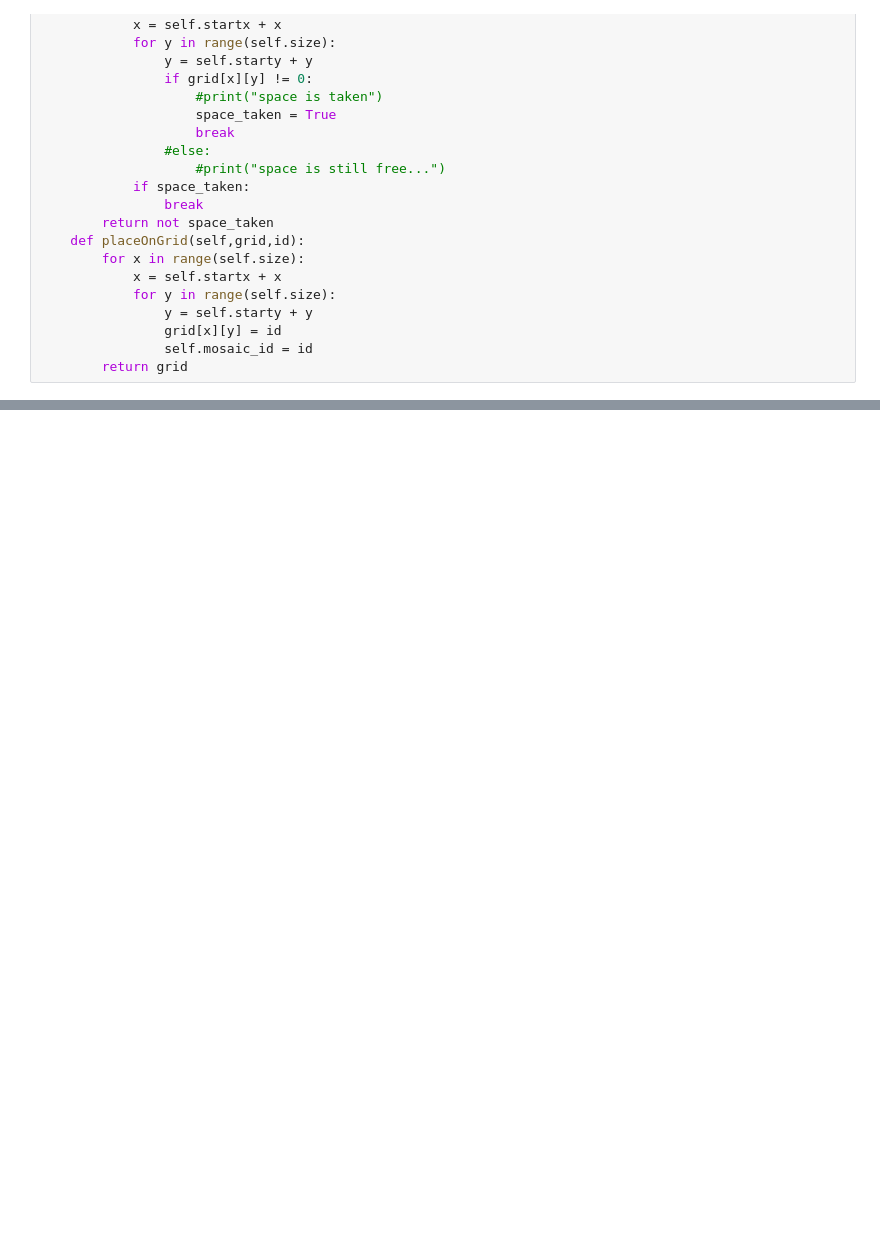
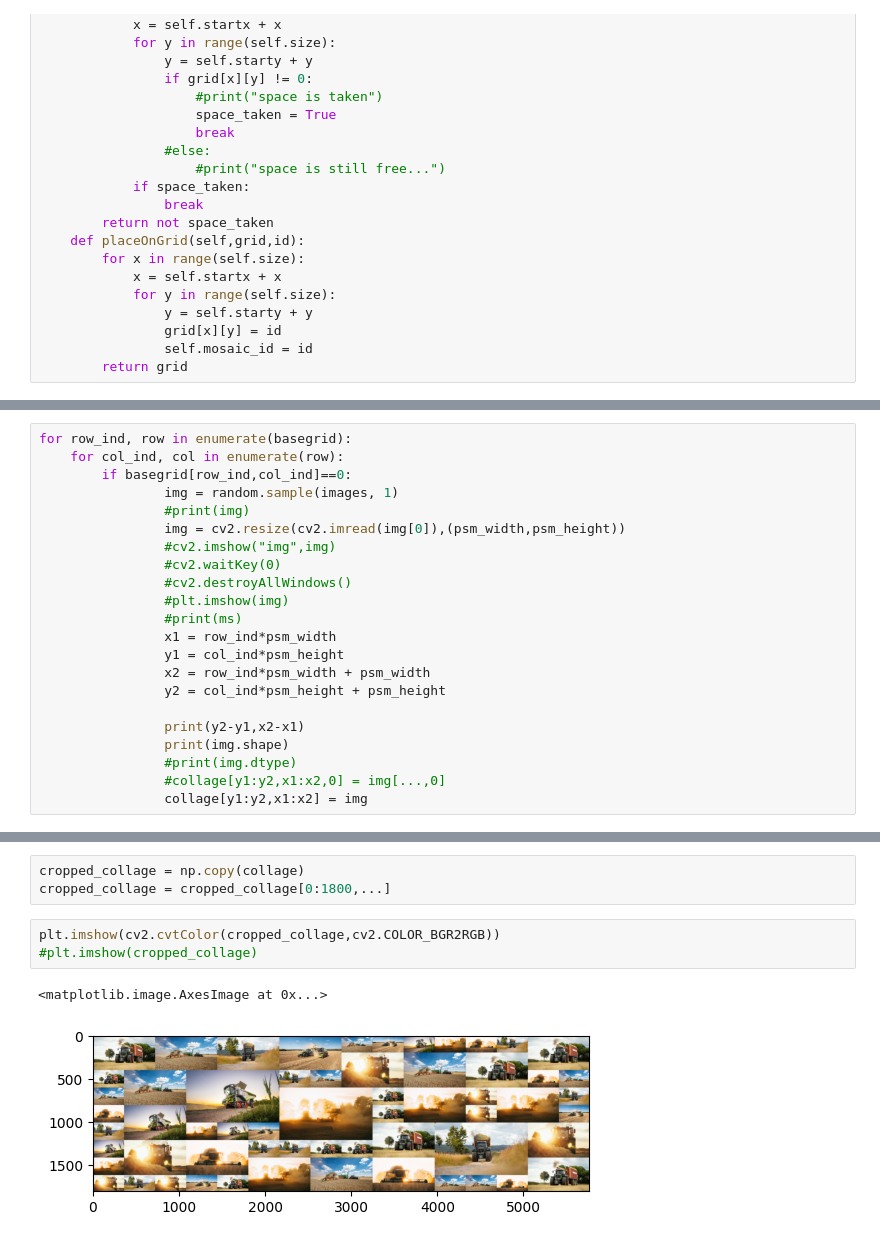
Before and after one commit to mgoetze06/learnPy, a Jupyter notebook: mosaic/mosaic.ipynb, the cells around one changed output, grey strips where cells are left out. Saved outputs shown, nothing was run; the diff lists cells and outputs as text; blank space fills up the shorter version.

```diff
--- a/mosaic/mosaic.ipynb
+++ b/mosaic/mosaic.ipynb
@@ -193,0 +334,22 @@ for ms in mosaic:
+# %%
+for row_ind, row in enumerate(basegrid):
+    for col_ind, col in enumerate(row):
+        if basegrid[row_ind,col_ind]==0:
+                img = random.sample(images, 1)
+                #print(img)
+                img = cv2.resize(cv2.imread(img[0]),(psm_width,psm_height))
+                #cv2.imshow("img",img)
+                #cv2.waitKey(0)
+                #cv2.destroyAllWindows()
+                #plt.imshow(img)
+                #print(ms)
+                x1 = row_ind*psm_width
+                y1 = col_ind*psm_height
+                x2 = row_ind*psm_width + psm_width
+                y2 = col_ind*psm_height + psm_height
+
+                print(y2-y1,x2-x1)
+                print(img.shape)
+                #print(img.dtype)
+                #collage[y1:y2,x1:x2,0] = img[...,0]
+                collage[y1:y2,x1:x2] = img
@@ -193,0 +374,9 @@ for ms in mosaic:
+# %%
+cropped_collage = np.copy(collage)
+cropped_collage = cropped_collage[0:1800,...]
+# %%
+plt.imshow(cv2.cvtColor(cropped_collage,cv2.COLOR_BGR2RGB))
+#plt.imshow(cropped_collage)
+# %% [output]
+<matplotlib.image.AxesImage at 0x...>
+[figure, added]
```
Also changed, not shown: parts of 11 cells of this notebook.
